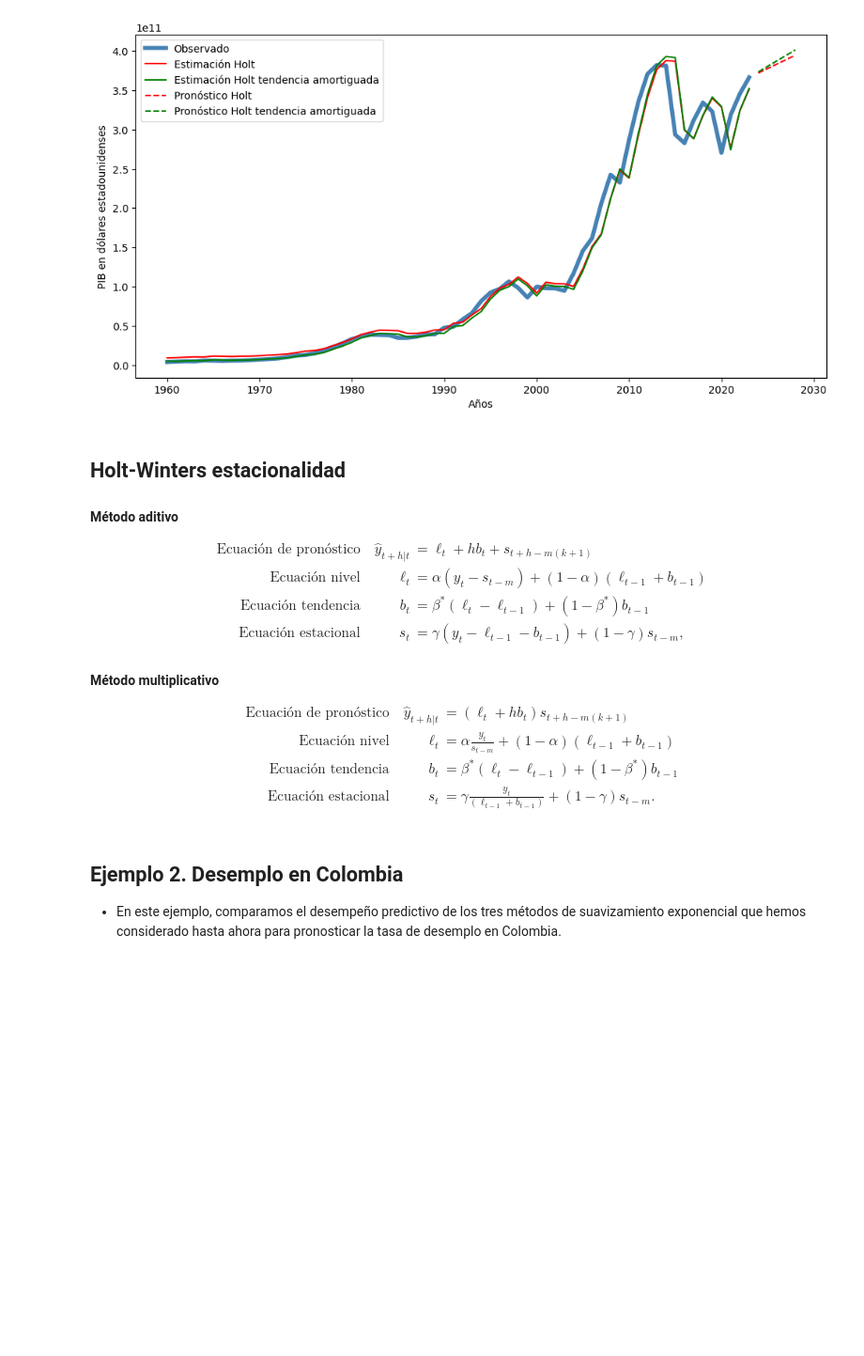
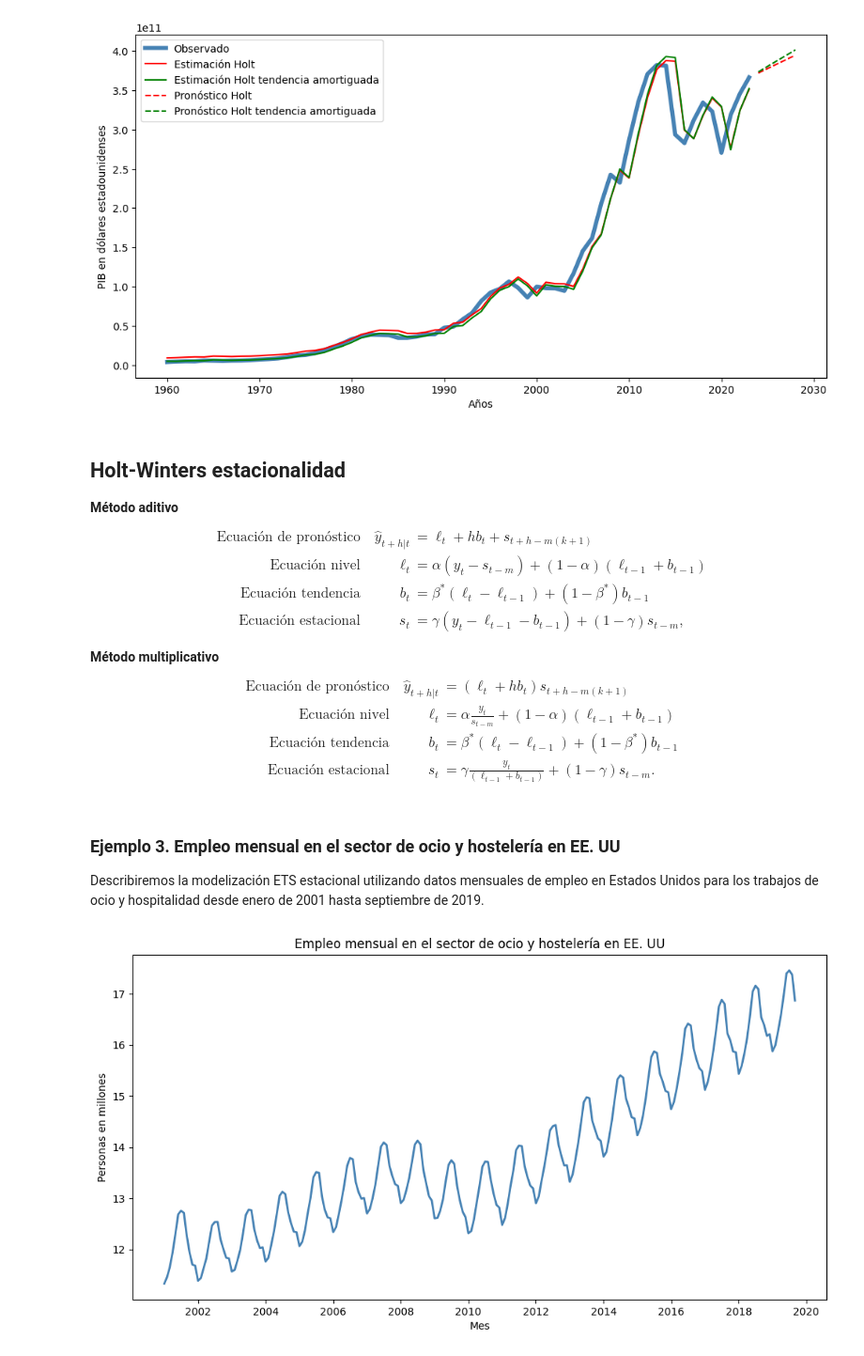
Before and after one commit to fersalme/regresion-lineal-series-tiempo, a Jupyter notebook: 05-suavizacion-pronostico/01-ejercicios-ETS-Python.ipynb, the cells around one changed output. Shown at 94% size. Cells and saved outputs as stored; diff of their text form; code cells hidden in the pictures; blank space fills up the shorter version.

```diff
--- a/05-suavizacion-pronostico/01-ejercicios-ETS-Python.ipynb
+++ b/05-suavizacion-pronostico/01-ejercicios-ETS-Python.ipynb
@@ -259,7 +260,8 @@ plt.show()
 [figure]
 # %% [markdown]
 ## Holt-Winters estacionalidad
-#### Método aditivo
+
+**Método aditivo**
 $$
 \begin{align*}
   \text{Ecuación de pronóstico}&& \hat{y}_{t+h|t} &= \ell_{t} + hb_{t} + s_{t+h-m(k+1)} \\
@@ -269,7 +271,7 @@ $$
 \end{align*}
 $$
 
-#### Método multiplicativo
+**Método multiplicativo**
 $$
 \begin{align*}
   \text{Ecuación de pronóstico}&& \hat{y}_{t+h|t} &= (\ell_{t} + hb_{t})s_{t+h-m(k+1)} \\
@@ -280,6 +282,25 @@ $$
 $$
 # %% [markdown]
 
-## Ejemplo 2. Desemplo en Colombia
+### Ejemplo 3. Empleo mensual en el sector de ocio y hostelería en EE. UU
 
-- En este ejemplo, comparamos el desempeño predictivo de los tres métodos de suavizamiento exponencial que hemos considerado hasta ahora para pronosticar la tasa de desemplo en Colombia.
+Describiremos la modelización ETS estacional utilizando datos mensuales de empleo en Estados Unidos para los trabajos de ocio y hospitalidad desde enero de 2001 hasta septiembre de 2019.
+# %%
+# leer y ajustar datos
+github_data = "https://raw.githubusercontent.com/fersalme/series-tiempo-econometria/refs/heads/main/data/us_employment.csv"
+datos = pd.read_csv(github_data, parse_dates=["ds"])
+datos = datos.loc[(datos["ds"] >= "2001-01-01") & (datos["unique_id"] == "Leisure and Hospitality")].reset_index(drop=True)
+datos["y"] = datos["y"] / 1e3
+datos = datos.set_index('ds')
+datos.index = pd.DatetimeIndex(datos.index).to_period('M').to_timestamp()
+serie_us_employment = datos.y
+
+# grafico serie
+plt.figure(figsize=(12, 6))
+plt.plot(serie_us_employment.index, serie_us_employment, color='steelblue', linewidth=2)
+plt.xlabel('Mes')
+plt.ylabel('Personas en millones')
+plt.title('Empleo mensual en el sector de ocio y hostelería en EE. UU')
+plt.show()
+# %% [output]
+[figure, added]
```
Also changed, not shown: parts of 28 cells of this notebook.
